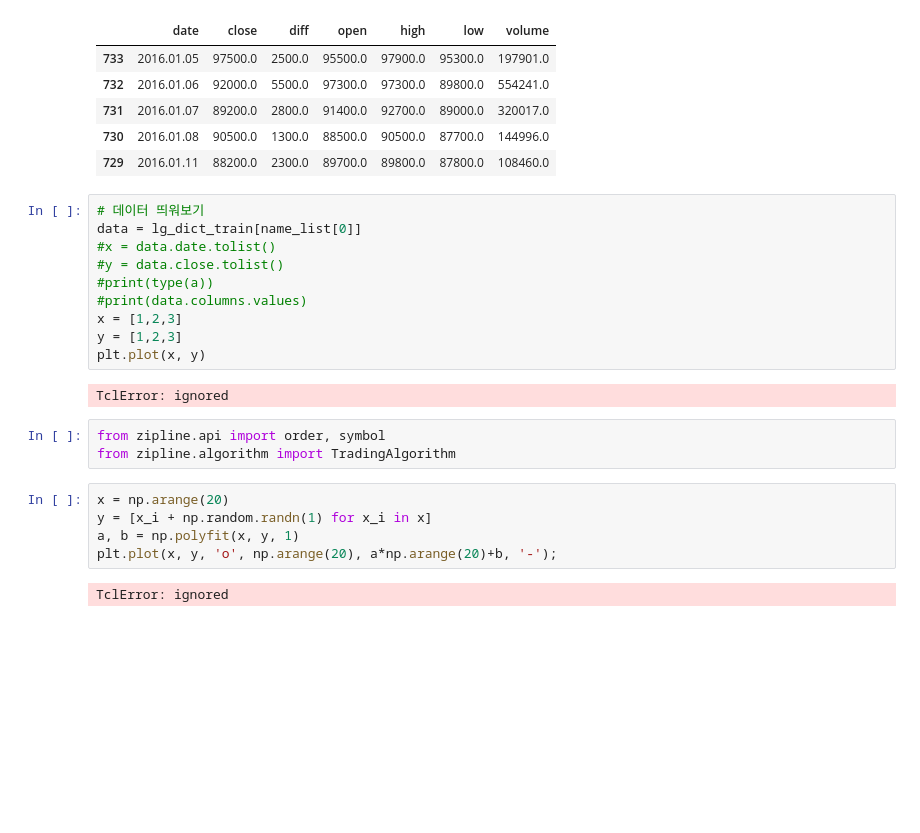
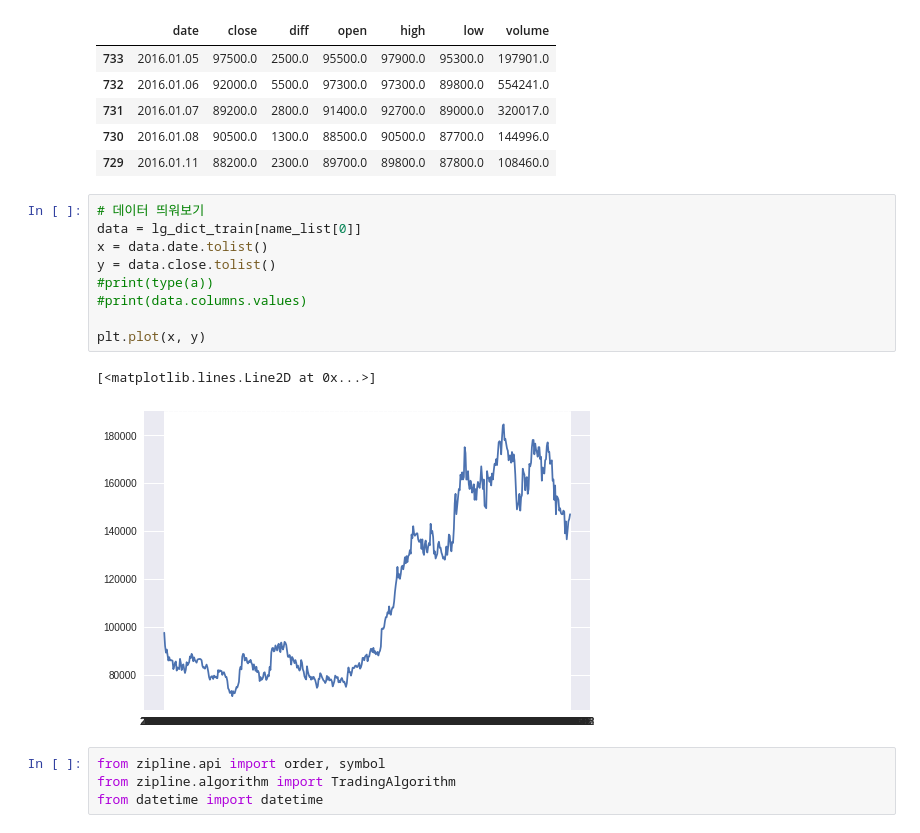
Before and after one commit to iesilder/projectFinance, a Jupyter notebook: Zipline기초.ipynb, the cells around one changed output. Cells and saved outputs as stored; diff of their text form; blank space fills up the shorter version.

```diff
--- a/Zipline기초.ipynb
+++ b/Zipline기초.ipynb
@@ -190,22 +190,16 @@ lg_dict_train[name_list[0]].head()  # 데이터 확인
 # %%
 # 데이터 띄워보기
 data = lg_dict_train[name_list[0]]
-#x = data.date.tolist()
-#y = data.close.tolist()
+x = data.date.tolist()
+y = data.close.tolist()
 #print(type(a))
 #print(data.columns.values)
-x = [1,2,3]
-y = [1,2,3]
+
 plt.plot(x, y)
 # %% [output]
-TclError: ignored
+[<matplotlib.lines.Line2D at 0x...>]
+[figure, added]
 # %%
 from zipline.api import order, symbol
 from zipline.algorithm import TradingAlgorithm
+from datetime import datetime
-# %%
-x = np.arange(20)
-y = [x_i + np.random.randn(1) for x_i in x]
-a, b = np.polyfit(x, y, 1)
-plt.plot(x, y, 'o', np.arange(20), a*np.arange(20)+b, '-');
-# %% [output]
-TclError: ignored
```
Also changed, not shown: parts of 4 cells of this notebook.
